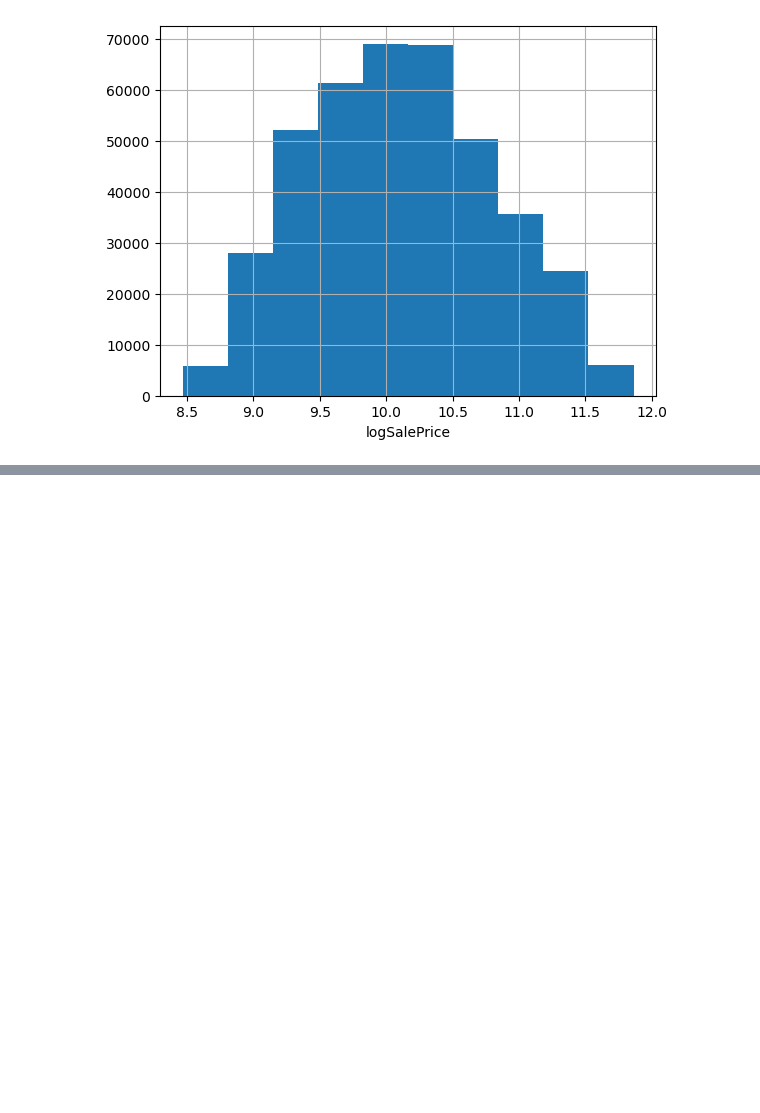
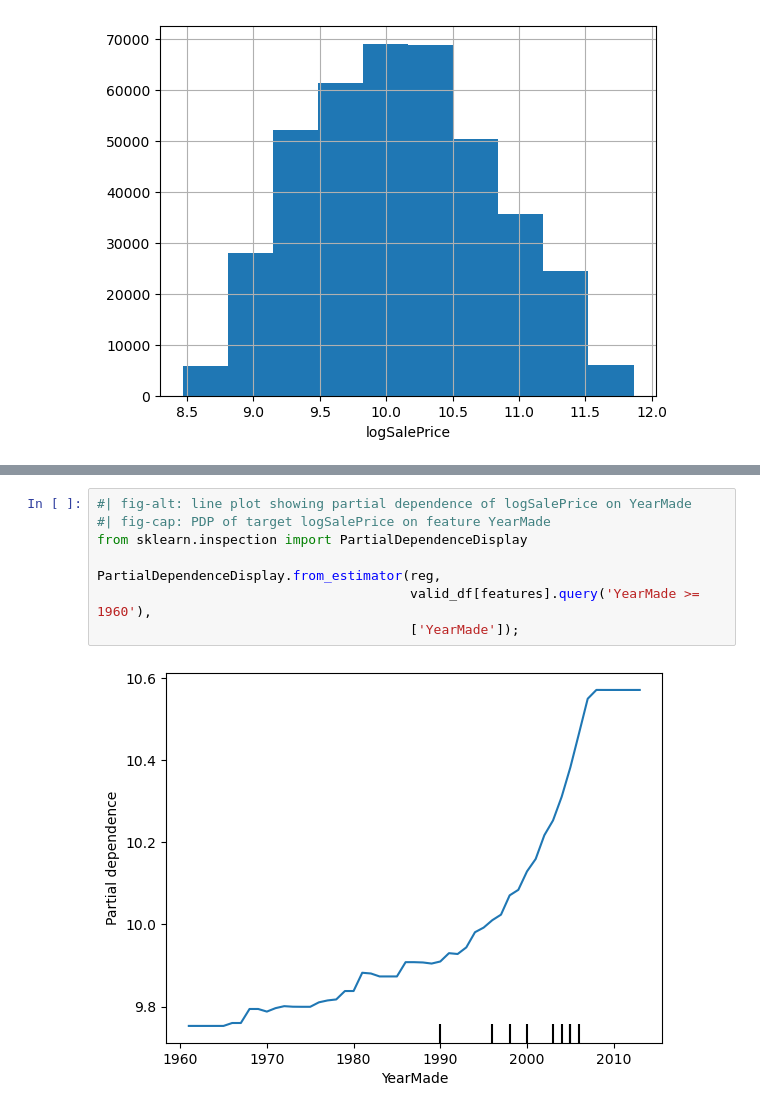
Before and after one commit to mcb00/rr-blog, a Jupyter notebook: posts/xgboost-for-regression-in-python/index.ipynb, the cells around one changed output, grey strips where cells are left out. Saved outputs shown, nothing was run; the diff lists cells and outputs as text; blank space fills up the shorter version.

```diff
--- a/posts/xgboost-for-regression-in-python/index.ipynb
+++ b/posts/xgboost-for-regression-in-python/index.ipynb
@@ -812,0 +456,10 @@ If you found this helpful, or if you have additional ideas about solving regress
+# %%
+#| fig-alt: line plot showing partial dependence of logSalePrice on YearMade
+#| fig-cap: PDP of target logSalePrice on feature YearMade
+from sklearn.inspection import PartialDependenceDisplay
+
+PartialDependenceDisplay.from_estimator(reg,
+                                        valid_df[features].query('YearMade >= 1960'),
+                                        ['YearMade']);
+# %% [output]
+[figure, added]
```
Also changed, not shown: parts of 85 cells of this notebook.
